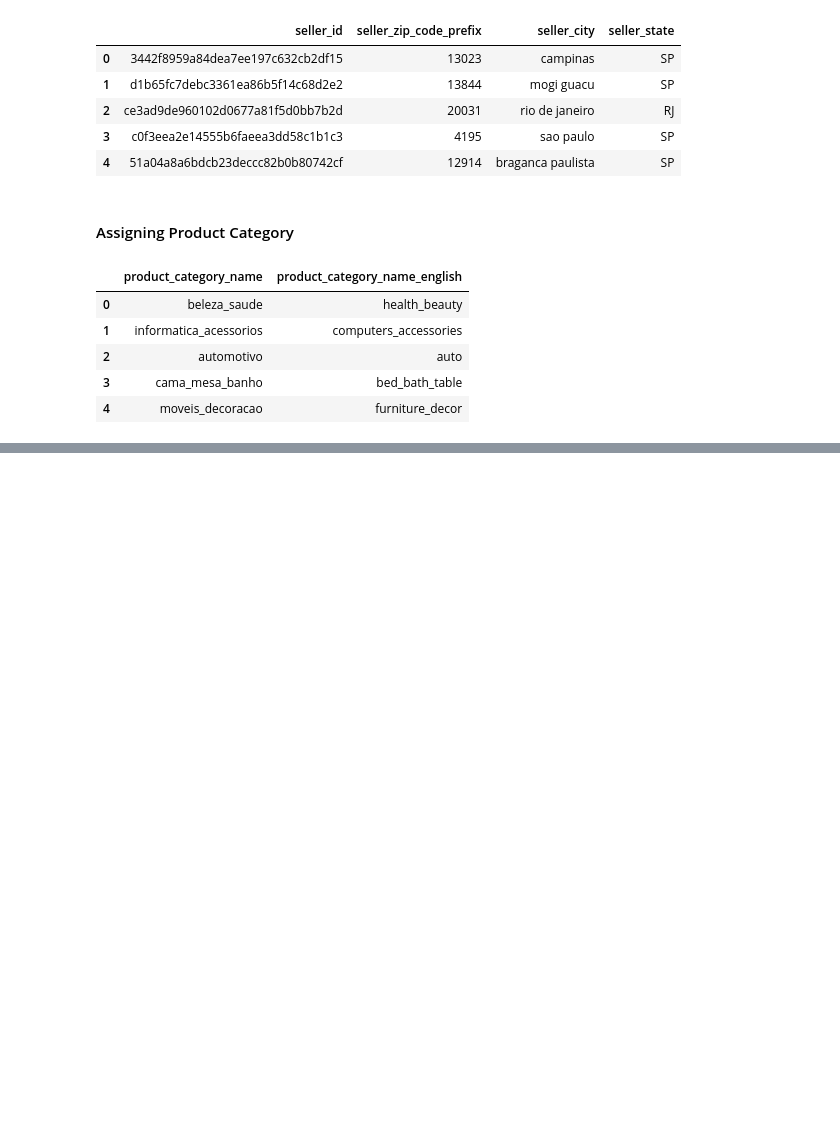
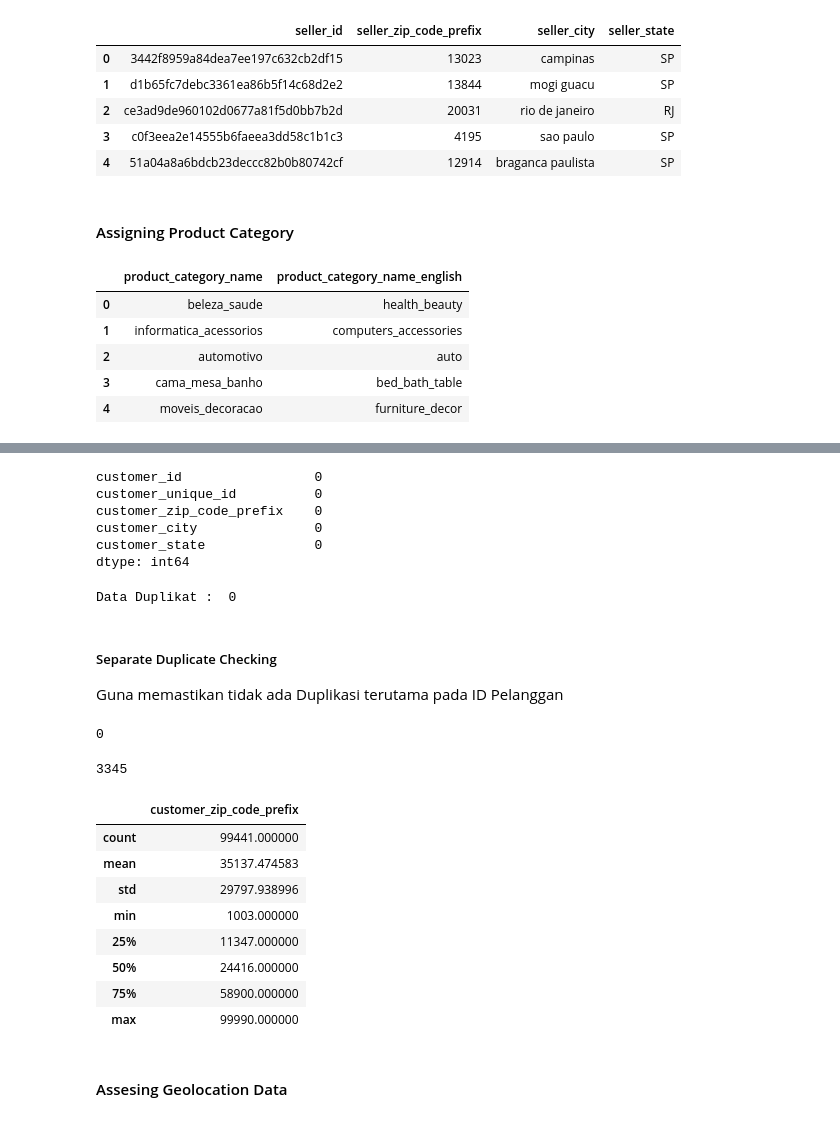
Before and after one commit to Bayhaqieee/Brazil_Ecommerce_Analyze, a Jupyter notebook: notebook.ipynb, the cells around one changed output, grey strips where cells are left out. Cells and saved outputs as stored; diff of their text form; code cells hidden in the pictures; blank space fills up the shorter version.

```diff
--- a/notebook.ipynb
+++ b/notebook.ipynb
@@ -116,0 +135,38 @@ productcategory_df.head()
+# %%
+customer_df.isna().sum()
+# %% [output]
+customer_id                 0
+customer_unique_id          0
+customer_zip_code_prefix    0
+customer_city               0
+customer_state              0
+dtype: int64
+# %%
+print("Data Duplikat : ",customer_df.duplicated().sum())
+# %% [output]
+Data Duplikat :  0
+# %% [markdown]
+##### Separate Duplicate Checking
+Guna memastikan tidak ada Duplikasi terutama pada ID Pelanggan
+# %%
+customer_df['customer_id'].duplicated().sum()
+# %% [output]
+0
+# %%
+customer_df['customer_unique_id'].duplicated().sum()
+# %% [output]
+3345
+# %%
+customer_df.describe()
+# %% [output]
+|  | customer_zip_code_prefix |
+| count | 99441.000000 |
+| mean | 35137.474583 |
+| std | 29797.938996 |
+| min | 1003.000000 |
+| 25% | 11347.000000 |
+| 50% | 24416.000000 |
+| 75% | 58900.000000 |
+| max | 99990.000000 |
+# %% [markdown]
+#### Assesing Geolocation Data
```
Also changed, not shown: parts of 21 cells of this notebook.
